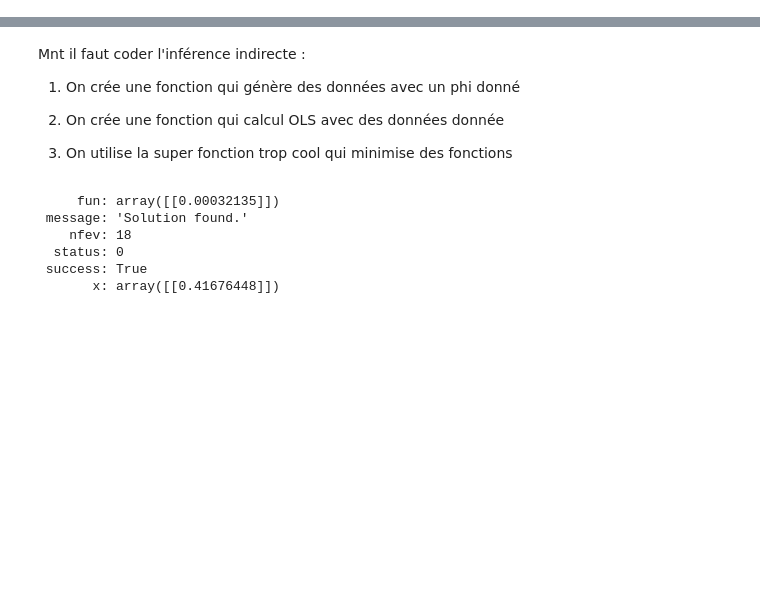
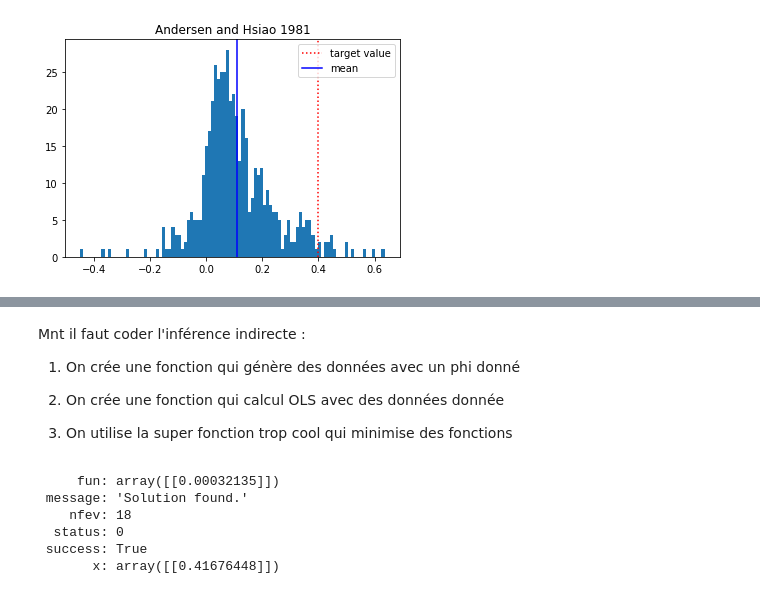
Before and after one commit to agatherosenzweig/Advanced-econometrics, a Jupyter notebook: Notebook GMM - version Agathe.ipynb, the cells around one changed output, grey strips where cells are left out. Drawn from its saved outputs; the diff is of its cells as text; code cells hidden in the pictures; blank space fills up the shorter version.

```diff
--- a/Notebook GMM - version Agathe.ipynb
+++ b/Notebook GMM - version Agathe.ipynb
@@ -84,2 +51,0 @@ minimize_scalar(critere)
-# %%
-u_i,t = alpha_i + varepsilon_i,t
@@ -155,0 +52,8 @@ MLE avec correction de biais de Han et Kuersteiner : la formule explicite est do
+# %%
+def plot_results(results, title):
+    plt.hist(results, 100)
+    plt.axvline(x = phizero, color='r', linestyle=':', label = "target value")
+    plt.axvline(x = np.mean(results), color = "b", label = "mean")
+    plt.legend(loc='upper right')
+    plt.title(title)
+    plt.show()
@@ -155,0 +69,11 @@ MLE avec correction de biais de Han et Kuersteiner : la formule explicite est do
+# %%
+def moments(phi):
+    moments = []
+    for t in range(3, T+1):
+        for s in range(2, t):
+            moments.append(sum([y[t-s][i]*(delta_y[t-1][i] + phi*y[t-3][i]) for i in range(n)])/n)
+    return(np.dot(moments, moments))
+
+plot_results(results_AH81, "Andersen and Hsiao 1981")
+# %% [output]
+[figure, added]
```
Also changed, not shown: parts of 29 cells of this notebook.
